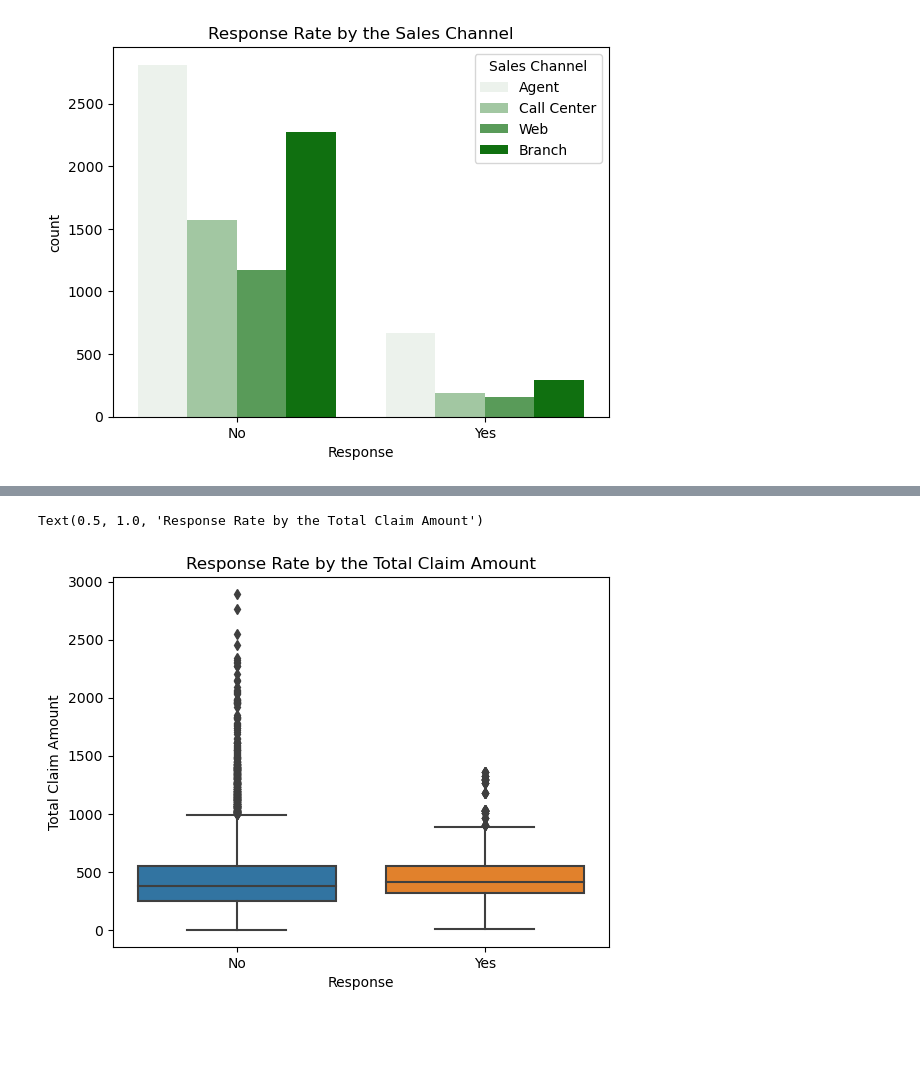
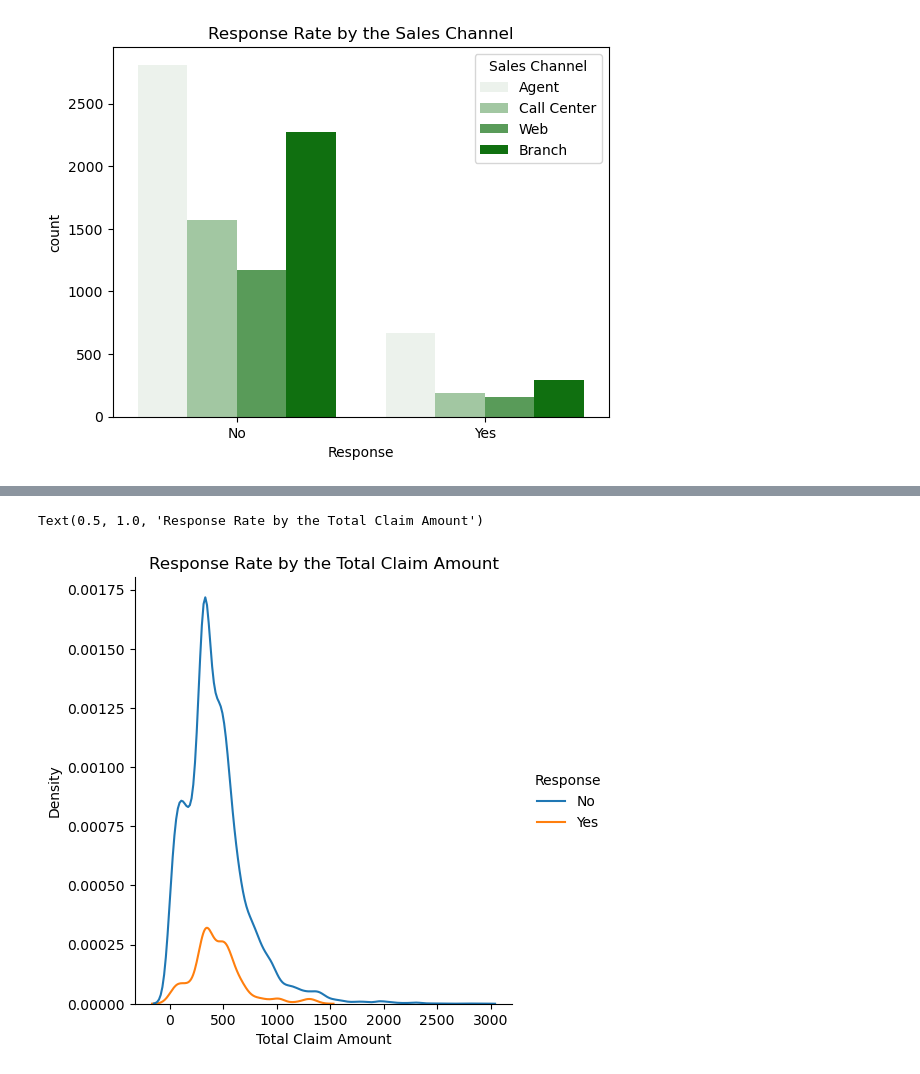
Before and after one commit to RetCast/lab-customer-analysis-round-3, a Jupyter notebook: lab-customer-analysis-round-3.ipynb, the cells around one changed output, grey strips where cells are left out. Cells and saved outputs as stored; diff of their text form; code cells hidden in the pictures; blank space fills up the shorter version.

Commit message:
[ADD] - Final changes for plots

```diff
--- a/lab-customer-analysis-round-3.ipynb
+++ b/lab-customer-analysis-round-3.ipynb
@@ -58,7 +64,7 @@ Text(0.5, 1.0, 'Response Rate by the Sales Channel')
 # %%
-sns.boxplot(data=df, x='Response', y='Total Claim Amount')
+sns.displot(data=df, x='Total Claim Amount', hue='Response', kind='kde')
 plt.title("Response Rate by the Total Claim Amount")
 # %% [output]
 Text(0.5, 1.0, 'Response Rate by the Total Claim Amount')
-[figure, old version]
+[figure, new version]
 # %%
```
Also changed, not shown: parts of 3 cells of this notebook.
